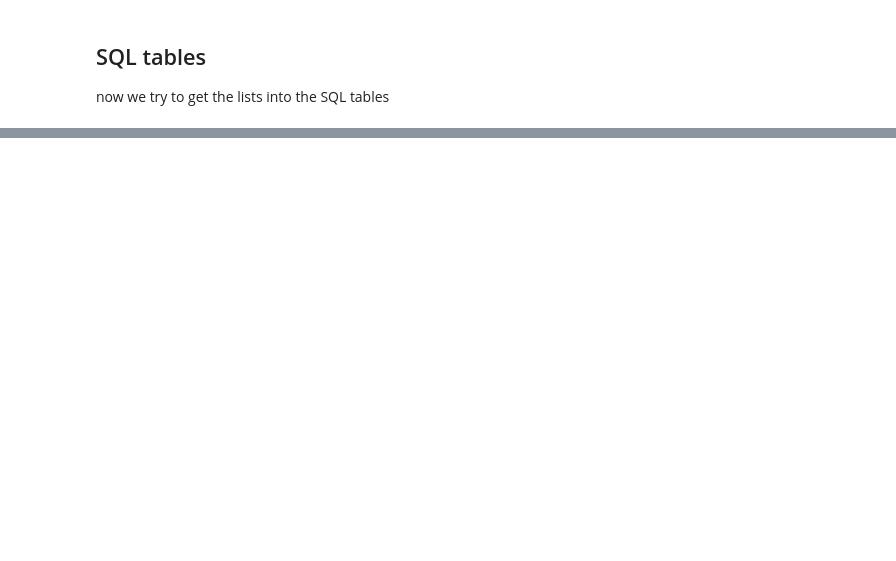
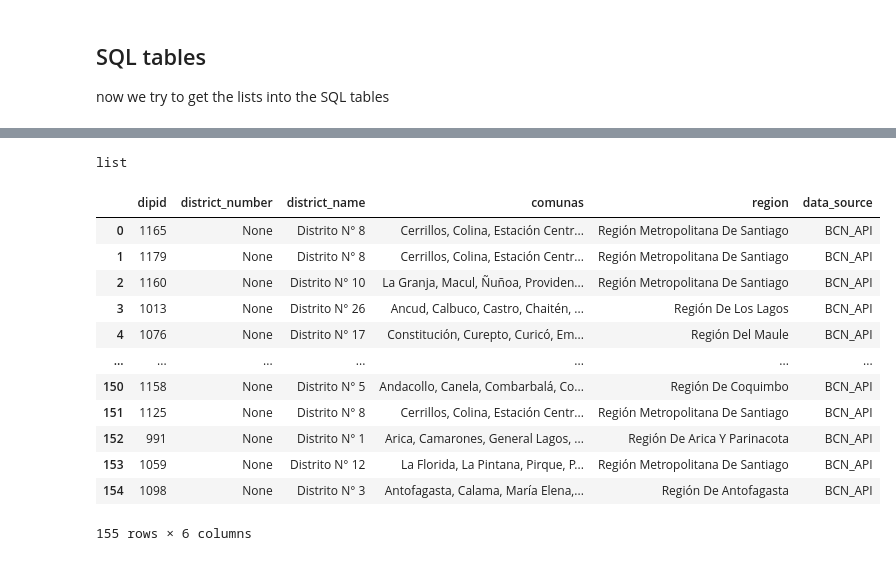
Before and after one commit to JorgeLastraCerda/chilean-polispeech, a Jupyter notebook: notebooks/intake/get_deputies.ipynb, the cells around one changed output, grey strips where cells are left out. Saved outputs shown, nothing was run; the diff lists cells and outputs as text; code cells hidden in the pictures; blank space fills up the shorter version.

```diff
--- a/notebooks/intake/get_deputies.ipynb
+++ b/notebooks/intake/get_deputies.ipynb
@@ -18,6 +18,12 @@ from datetime import datetime
 From the database that the Biblioteca Nacional del Congreso (ADD THE LINK) we see that the Periodo legislativo that we want to work with is the officially named LVI (56th), but in the inner database the whole period is numbered with ID=10
 # %% [markdown]
 [This is where we can find the endpoints from the Cámara del Congreso](https://www.camara.cl/transparencia/datosAbiertos.aspx)
+# %%
+# Simple clean function to handle None values and strip whitespace
+def clean(text):
+    if text is None:
+        return None
+    return text.strip()
 # %%
 # this is the endpoint URL that we will work on
 url = "https://opendata.camara.cl/camaradiputados/WServices/WSDiputado.asmx/retornarDiputadosXPeriodo"
@@ -120,0 +133,18 @@ For now we aren't trying to get the deputies making changes, if I want to do it
+# %%
+# BCN API endpoint for active parliamentary members
+bcn_url = "https://datos.bcn.cl/catalogo/servicio/ServiciosWebHistoriaDeLaLey/ObtenerParlamentariosActivos"
+
+try:
+    # Call the BCN API
+    bcn_response = requests.get(bcn_url, timeout=30)
+    bcn_response.raise_for_status()
+    bcn_xml = bcn_response.text
+
+    # Save the response for reference
+    with open("bcn_parlamentarios_activos.xml", "w", encoding="utf-8") as f:
+        f.write(bcn_xml)
+
+    print(f"Successfully fetched BCN parliamentary data ({len(bcn_xml)} bytes)")
+except requests.RequestException as e:
+    print(f"Error fetching BCN API: {e}")
+    bcn_xml = None
@@ -163,4 +429,22 @@ ProgrammingError: You can only execute one statement at a time.
 # %%
 type(militancies_list)
+# %% [output]
+list
+# %%
+districts_df
+# %% [output]
+|  | dipid | district_number | district_name | comunas | region | data_source |
+| 0 | 1165 | None | Distrito N° 8 | Cerrillos, Colina, Estación Centr... | Región Metropolitana De Santiago | BCN_API |
+| 1 | 1179 | None | Distrito N° 8 | Cerrillos, Colina, Estación Centr... | Región Metropolitana De Santiago | BCN_API |
+| 2 | 1160 | None | Distrito N° 10 | La Granja, Macul, Ñuñoa, Providen... | Región Metropolitana De Santiago | BCN_API |
+| 3 | 1013 | None | Distrito N° 26 | Ancud, Calbuco, Castro, Chaitén, ... | Región De Los Lagos | BCN_API |
+| 4 | 1076 | None | Distrito N° 17 | Constitución, Curepto, Curicó, Em... | Región Del Maule | BCN_API |
+| ... | ... | ... | ... | ... | ... | ... |
+| 150 | 1158 | None | Distrito N° 5 | Andacollo, Canela, Combarbalá, Co... | Región De Coquimbo | BCN_API |
+| 151 | 1125 | None | Distrito N° 8 | Cerrillos, Colina, Estación Centr... | Región Metropolitana De Santiago | BCN_API |
+| 152 | 991 | None | Distrito N° 1 | Arica, Camarones, General Lagos, ... | Región De Arica Y Parinacota | BCN_API |
+| 153 | 1059 | None | Distrito N° 12 | La Florida, La Pintana, Pirque, P... | Región Metropolitana De Santiago | BCN_API |
+| 154 | 1098 | None | Distrito N° 3 | Antofagasta, Calama, María Elena,... | Región De Antofagasta | BCN_API |
+155 rows × 6 columns
 # %%
 deputies_parsed.get(".//ns:diputado", ns)
```
Also changed, not shown: parts of 6 cells of this notebook, 6 other files.
